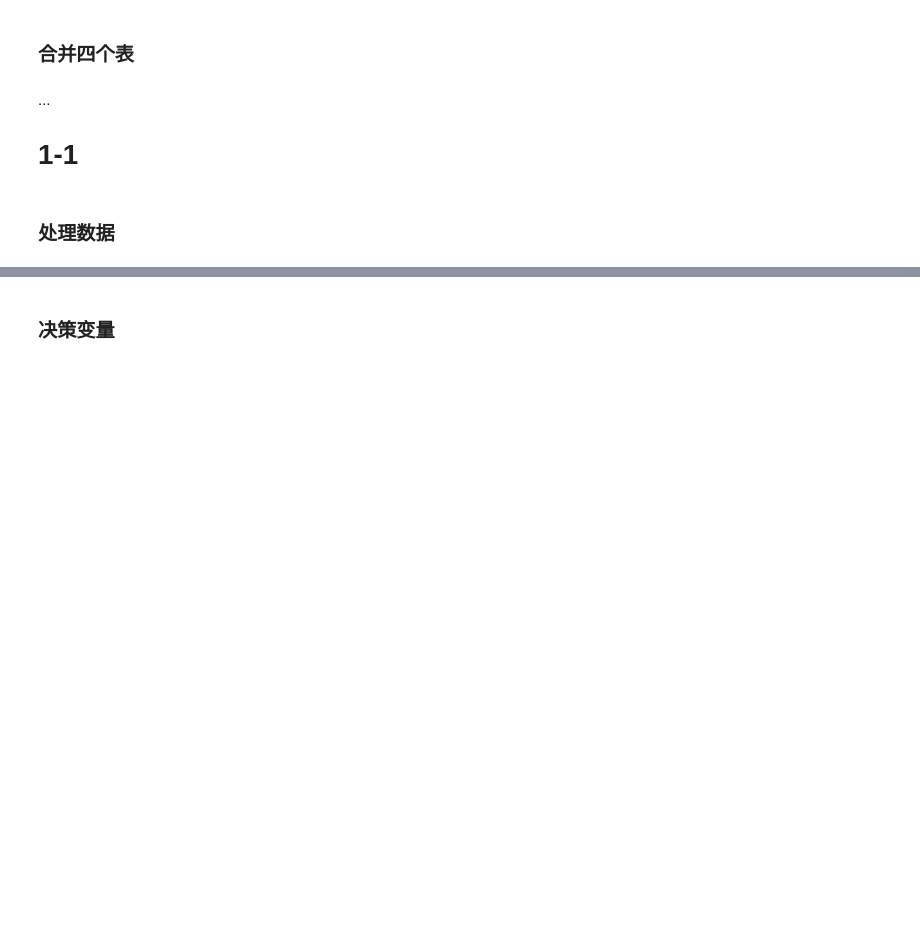
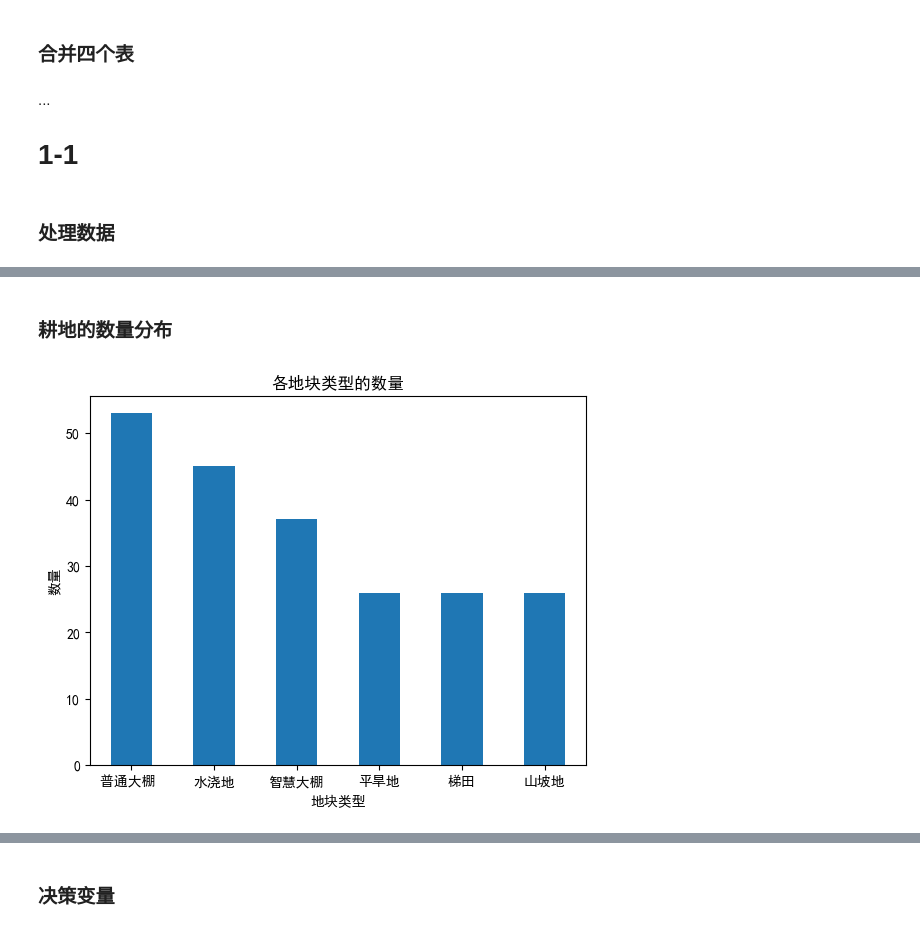
Before and after one commit to maoluois/MathmaticalModling, a Jupyter notebook: 2024C.ipynb, the cells around one changed output, grey strips where cells are left out. Saved outputs shown, nothing was run; the diff lists cells and outputs as text; code cells hidden in the pictures; blank space fills up the shorter version.

```diff
--- a/2024C.ipynb
+++ b/2024C.ipynb
@@ -158,0 +159,17 @@ dd_kind = df_agrikind.iloc[16:34, 1]
+# %% [markdown]
+### 耕地的数量分布
+# %%
+import matplotlib.pyplot as plt
+
+# 计算每种地块类型的数量
+plot_type_counts = df_merge['地块类型'].value_counts()
+
+# 绘制柱形图
+plot_type_counts.plot(kind='bar')
+
+plt.ylabel('数量')
+plt.title('各地块类型的数量')
+plt.xticks(rotation='horizontal')
+plt.show()
+# %% [output]
+[figure, added]
```
Also changed, not shown: parts of 33 cells of this notebook, 6 other files.
